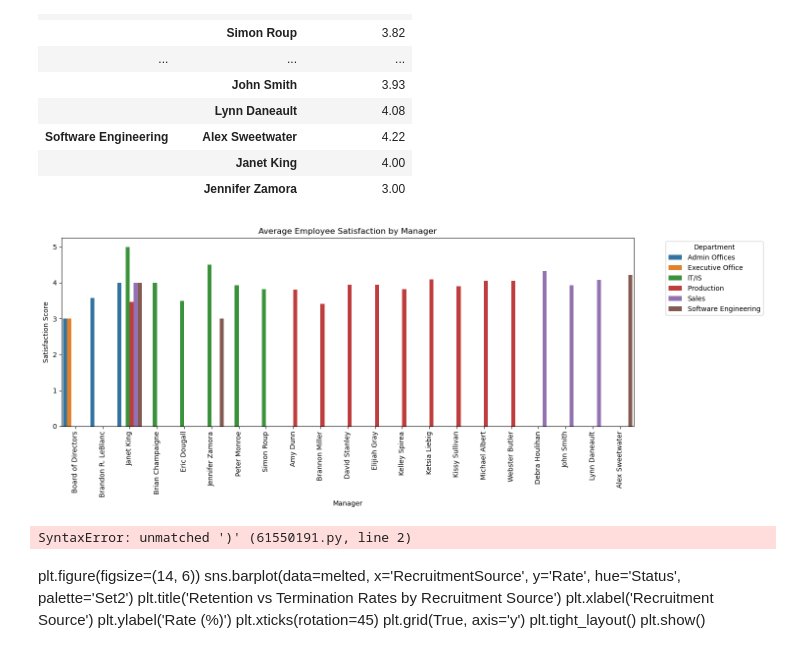
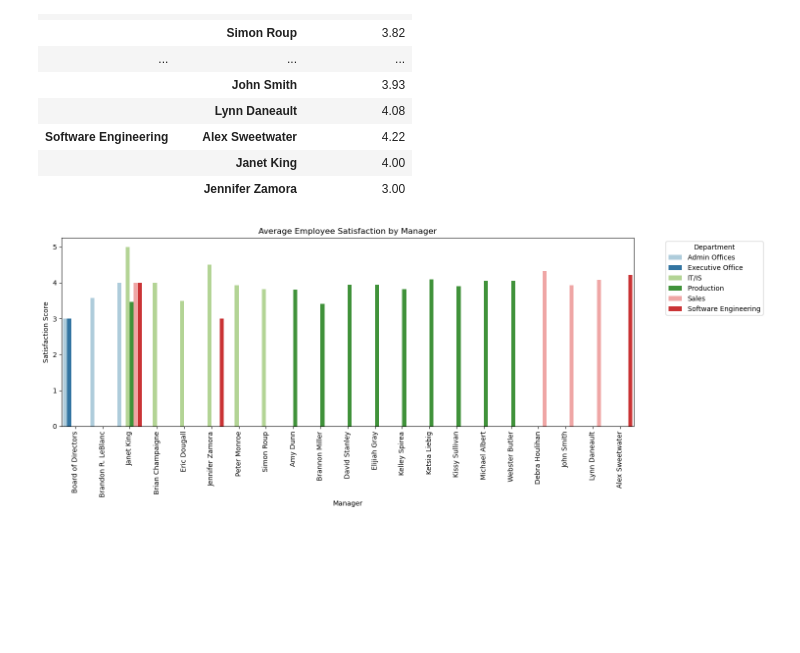
Before and after one commit to akisharbnsn/CohortB_Career_Analysis, a Jupyter notebook: notebook/alyssac_eda.ipynb, the cells around one changed output. Cells and saved outputs as stored; diff of their text form; code cells hidden in the pictures; blank space fills up the shorter version.

```diff
--- a/notebook/alyssac_eda.ipynb
+++ b/notebook/alyssac_eda.ipynb
@@ -172,17 +186,13 @@ manager_avg.columns = ["EmploySatisfaction_mean"]
 # %%
 #Plot visualization for Employee Satisfaction by manager for satifaction score
 plt.figure(figsize=(15, 6))
-sns.barplot(data= manager_avg, x= "ManagerName", y= "EmploySatisfaction_mean", hue="Department", width= 0.9)
+sns.barplot(data= manager_avg, x= "ManagerName", y= "EmploySatisfaction_mean", hue="Department", width= 0.9, palette="Paired")
 plt.title('Average Employee Satisfaction by Manager')
 plt.xlabel('Manager')
 plt.ylabel('Satisfaction Score')
 plt.xticks(rotation=90)
 plt.legend(title='Department', bbox_to_anchor=(1.05, 1))
 plt.tight_layout()
 plt.show()
 # %% [output]
-[figure, old version]
+[figure, new version]
-# %%
-satisfaction[satisfaction["Termd"]] == 1)
-# %% [output]
-SyntaxError: unmatched ')' (61550191.py, line 2)
@@ -191,10 +198,0 @@ terminated_only = satisfaction[satisfaction["Termd"] == 1]
-# %% [markdown]
-plt.figure(figsize=(14, 6))
-sns.barplot(data=melted, x='RecruitmentSource', y='Rate', hue='Status', palette='Set2')
-plt.title('Retention vs Termination Rates by Recruitment Source')
-plt.xlabel('Recruitment Source')
-plt.ylabel('Rate (%)')
-plt.xticks(rotation=45)
-plt.grid(True, axis='y')
-plt.tight_layout()
-plt.show()
```
Also changed, not shown: parts of 17 cells of this notebook, 1 other file.
